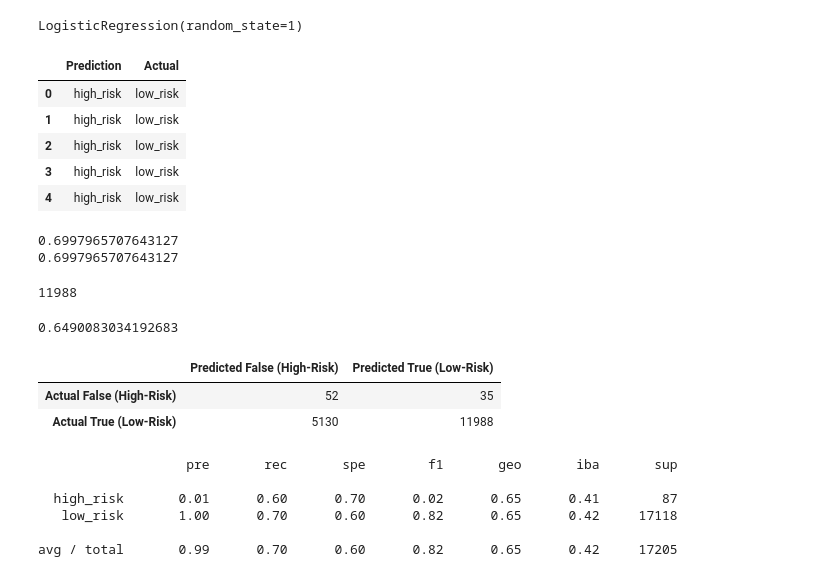
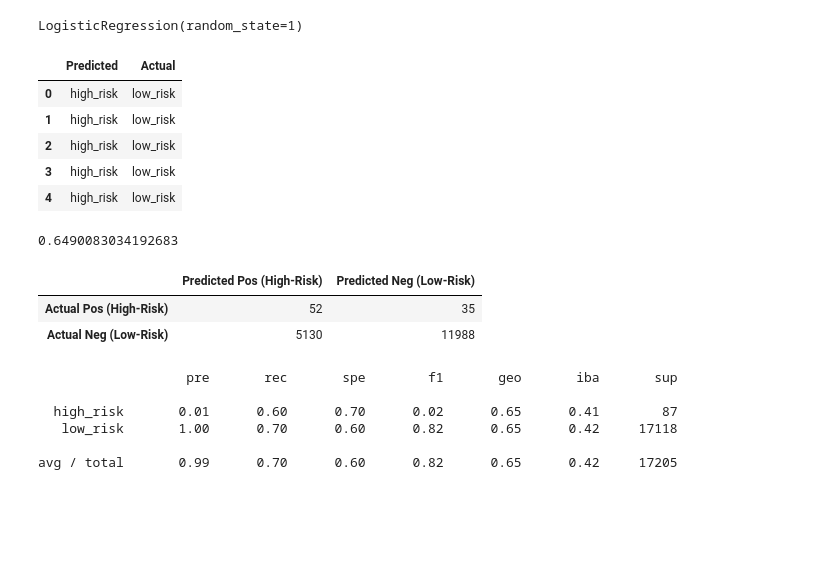
Before and after one commit to amberteets/credit-risk-analysis, a Jupyter notebook: credit_risk_resampling.ipynb, the cells around one changed output. Saved outputs shown, nothing was run; the diff lists cells and outputs as text; code cells hidden in the pictures; blank space fills up the shorter version.

```diff
--- a/credit_risk_resampling.ipynb
+++ b/credit_risk_resampling.ipynb
@@ -73,0 +91,5 @@ print(y_test.shape)
+# %%
+# Instantiate Logistic Regression Model
+classifier = LogisticRegression(solver='lbfgs', random_state=1)
+# Train classifier
+classifier.fit(X_train, y_train)
@@ -104,32 +164,16 @@ model.fit(X_resampled, y_resampled)
 LogisticRegression(random_state=1)
 # %%
 # Generate predictions
-y_pred = model.predict(X_test)
-pred_act_df = pd.DataFrame({'Prediction': y_pred, 'Actual': y_test.loan_status})
-pred_act_df = pred_act_df.reset_index(drop=True)
-pred_act_df.head()
+y_pred_ros = model.predict(X_test)
+ros_pred_act_df = pd.DataFrame({'Predicted': y_pred_ros, 'Actual': y_test.loan_status})
+ros_pred_act_df = ros_pred_act_df.reset_index(drop=True)
+ros_pred_act_df.head()
 # %% [output]
-|  | Prediction | Actual |
+|  | Predicted | Actual |
 | 0 | high_risk | low_risk |
 | 1 | high_risk | low_risk |
 | 2 | high_risk | low_risk |
 | 3 | high_risk | low_risk |
 | 4 | high_risk | low_risk |
-# %%
-# Calculate percentage of correct predictions (accuracy score)
-pred_act_df['Accurate'] = (pred_act_df.Prediction == pred_act_df.Actual)
-print(len(pred_act_df[pred_act_df.Accurate==True])/len(pred_act_df.Accurate))
-
-# Check
-print(accuracy_score(y_test, y_pred))
-# %% [output]
-0.6997965707643127
-0.6997965707643127
-# %%
-# Calculate True Positive (TP) Count assuming 'True' is Low-Risk
-## Where Actual = Predicted = low_risk
-len(pred_act_df[(pred_act_df.Prediction == 'low_risk') & (pred_act_df.Actual == 'low_risk')])
-# %% [output]
-11988
 # %%
 # Calculated the balanced accuracy score
@@ -139,13 +183,13 @@ ba_score
 0.6490083034192683
 # %%
 # Display the confusion matrix
-cm = confusion_matrix(y_test, y_pred)
-cm_df = pd.DataFrame(cm, columns=['Predicted False (High-Risk)', 'Predicted True (Low-Risk)'],
-                    index=['Actual False (High-Risk)', 'Actual True (Low-Risk)'])
-cm_df
+ros_cm = confusion_matrix(y_test, y_pred_ros)
+ros_cm_df = pd.DataFrame(ros_cm, columns=['Predicted Pos (High-Risk)', 'Predicted Neg (Low-Risk)'],
+                    index=['Actual Pos (High-Risk)', 'Actual Neg (Low-Risk)'])
+ros_cm_df
 # %% [output]
-|  | Predicted False (High-Risk) | Predicted True (Low-Risk) |
-| Actual False (High-Risk) | 52 | 35 |
-| Actual True (Low-Risk) | 5130 | 11988 |
+|  | Predicted Pos (High-Risk) | Predicted Neg (Low-Risk) |
+| Actual Pos (High-Risk) | 52 | 35 |
+| Actual Neg (Low-Risk) | 5130 | 11988 |
 # %%
 # Print the imbalanced classification report
```
Also changed, not shown: parts of 33 cells of this notebook.
